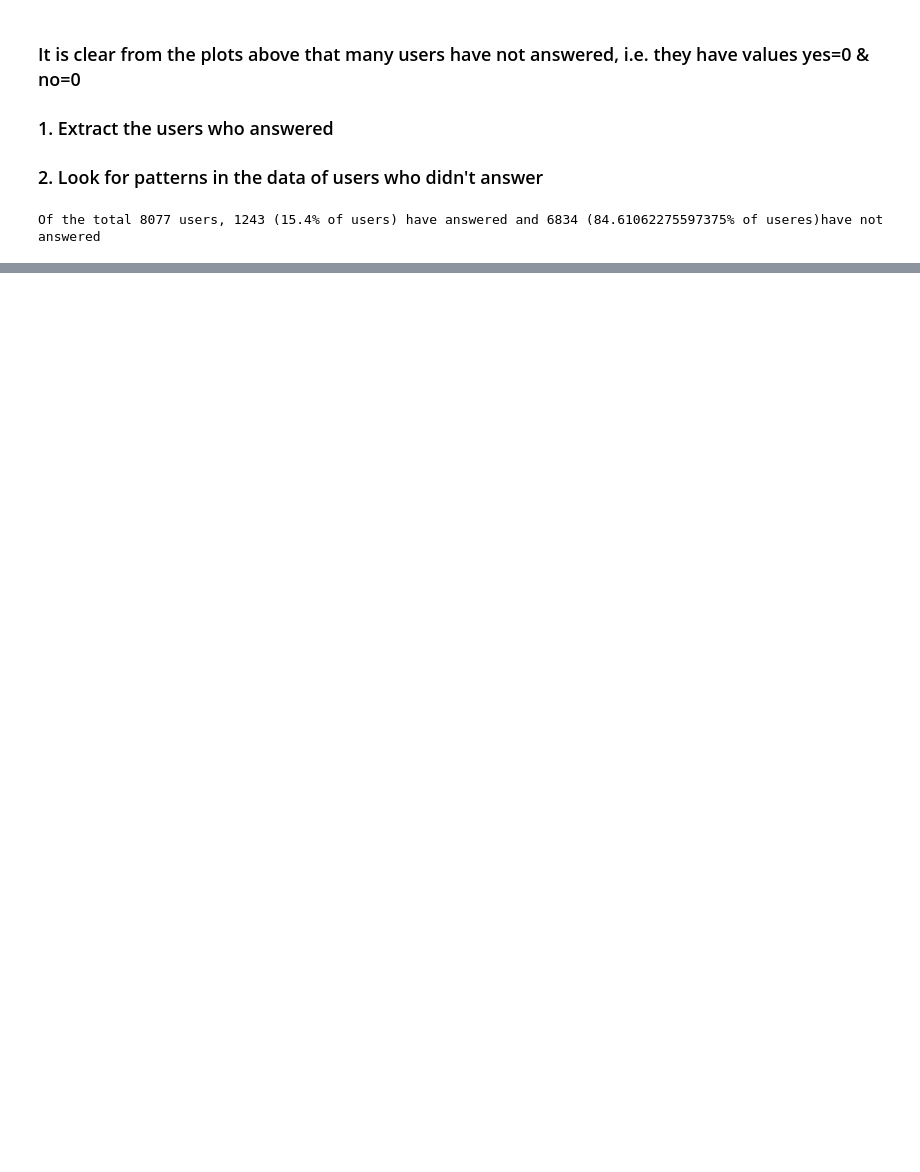
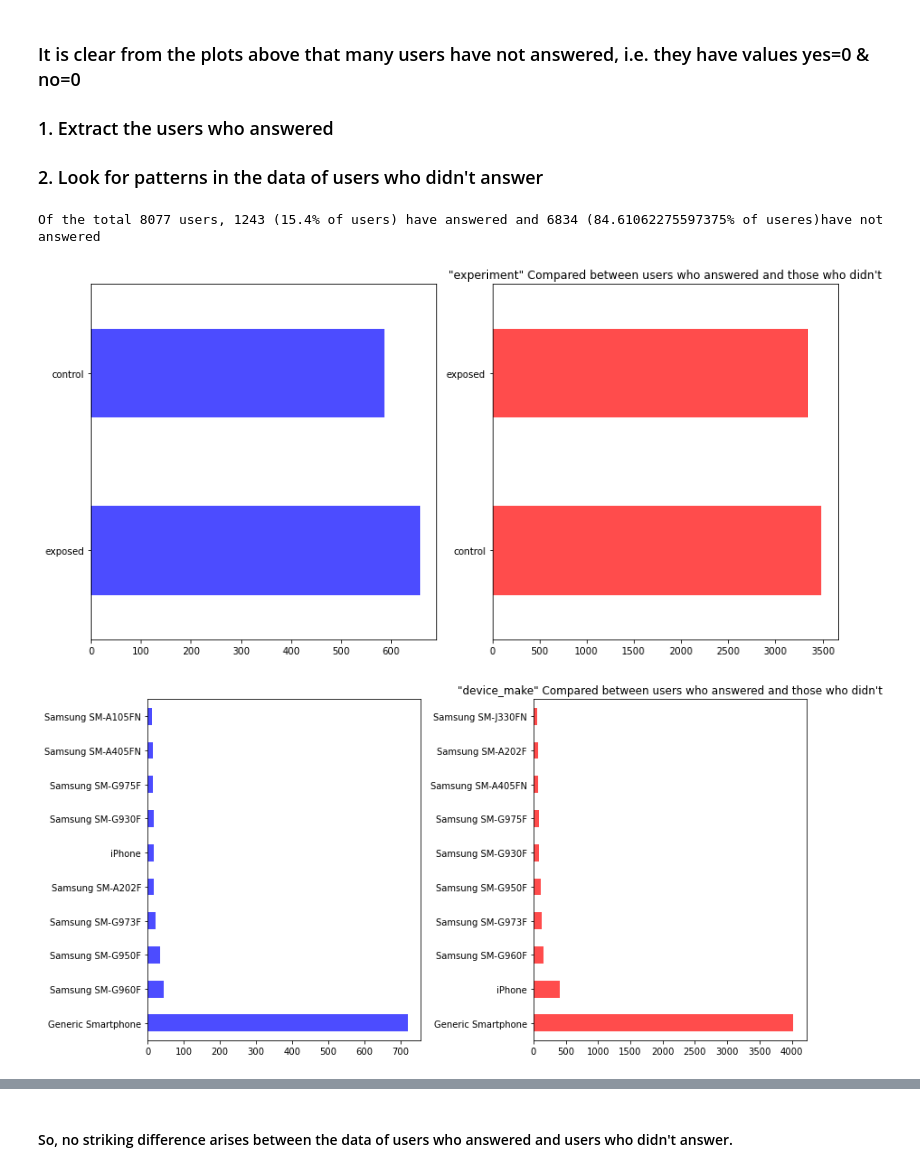
Before and after one commit to YasabnehT/A-B-Hypothesis-Testing, a Jupyter notebook: notebooks/data_cleaning.ipynb, the cells around one changed output, grey strips where cells are left out. Cells and saved outputs as stored; diff of their text form; code cells hidden in the pictures; blank space fills up the shorter version.

Commit message:
data cleaning

```diff
--- a/notebooks/data_cleaning.ipynb
+++ b/notebooks/data_cleaning.ipynb
@@ -89,3 +90,18 @@ print("Of the total {} users, {} ({:.1f}% of users) have answered and {} ({}% of
 have not answered".format(total_num,ans_num,(ans_num*100/total_num), noa_num, (noa_num*100/total_num)))
 # %% [output]
 Of the total 8077 users, 1243 (15.4% of users) have answered and 6834 (84.61062275597375% of useres)have not answered
+# %%
+# plot value frequency of some of the variables
+
+columns = ['experiment', 'device_make', 'platform_os', 'browser']
+
+for col in columns:
+    _, axes = plt.subplots(1,2, figsize= (12,6))
+    Answered[col].value_counts().head(10).plot.barh(ax= axes[0], alpha=0.7, color ='blue')
+    NotAnswered[col].value_counts().head(10).plot.barh(ax= axes[1], alpha=0.7, color ='red')
+    plt.title("\"{}\" Compared between users who answered and those who didn\'t".format(col))
+    plt.tight_layout()
+    plt.show()
+# %% [output]
+[figure, added]
+[figure, added]
@@ -92,3 +110,5 @@ Of the total 8077 users, 1243 (15.4% of users) have answered and 6834 (84.610622
+# %% [markdown]
+#### So, no striking difference arises  between the data of users who answered and users who didn't answer.
 # %%
 #save both sets of data for further analysis
 
```
Also changed, not shown: parts of 2 cells of this notebook.
